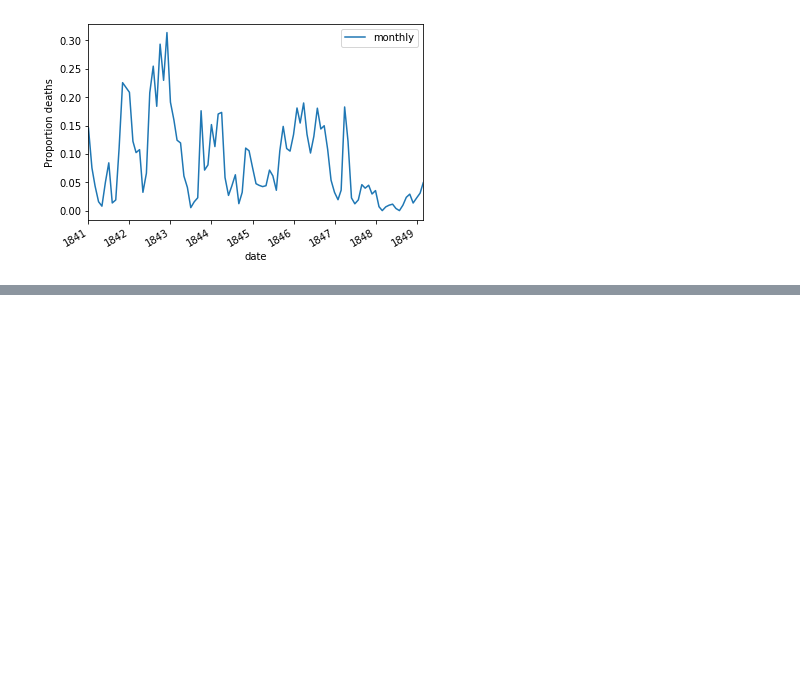
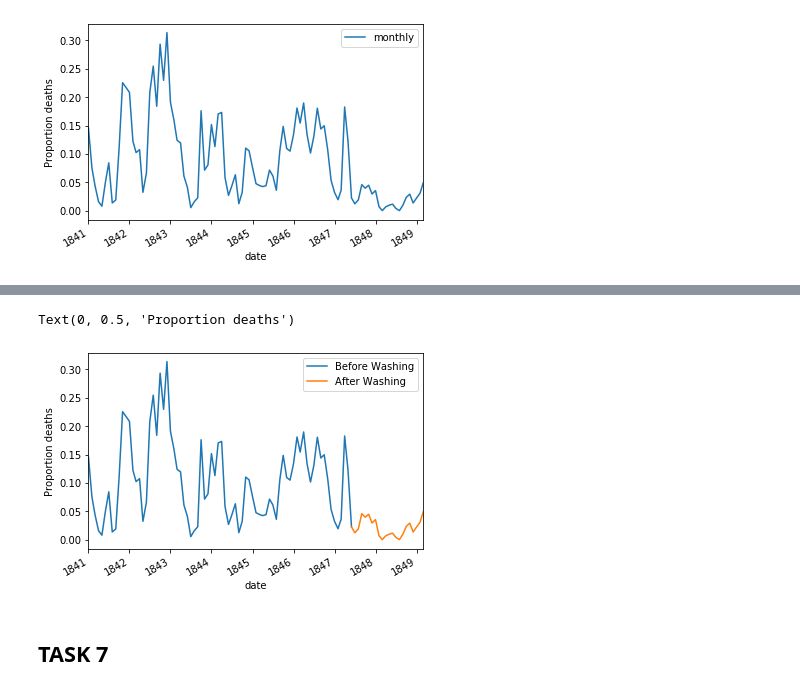
Before and after one commit to divyanshisharma/Technocolabs-Data-Science-Internship-Program, a Jupyter notebook: Mini Project 1/Mini Project 1.ipynb, the cells around one changed output, grey strips where cells are left out. Cells and saved outputs as stored; diff of their text form; code cells hidden in the pictures; blank space fills up the shorter version.

Commit message:
task update

```diff
--- a/Mini Project 1/Mini Project 1.ipynb
+++ b/Mini Project 1/Mini Project 1.ipynb
@@ -102,0 +105,3 @@ Text(0, 0.5, 'Proportion deaths')
+# %%
+# Split monthly into before_washing (the rows in monthly before handwashing_start)
+before_washing = monthly[monthly['date'] <= '1847-06-01']
@@ -102,0 +124,3 @@ Text(0, 0.5, 'Proportion deaths')
+# %%
+# Split monthly into after_washing (the rows in monthly at and after handwashing_start).
+after_washing = monthly[monthly['date'] >= '1847-06-01']
@@ -102,0 +147,12 @@ Text(0, 0.5, 'Proportion deaths')
+# %%
+# Plot proportion_deaths in before_washing and after_washing into the same plot.
+ax = before_washing.plot(x="date", y="proportion_deaths", label="Before Washing")
+
+after_washing.plot(x="date", y="proportion_deaths", label="After Washing", ax=ax)
+
+ax.set_ylabel("Proportion deaths")
+# %% [output]
+Text(0, 0.5, 'Proportion deaths')
+[figure, added]
+# %% [markdown]
+## TASK 7
```
Also changed, not shown: parts of 20 cells of this notebook.
